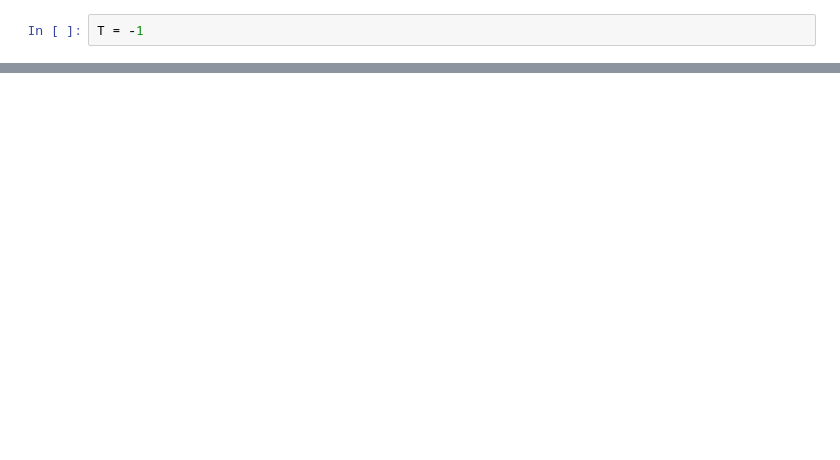
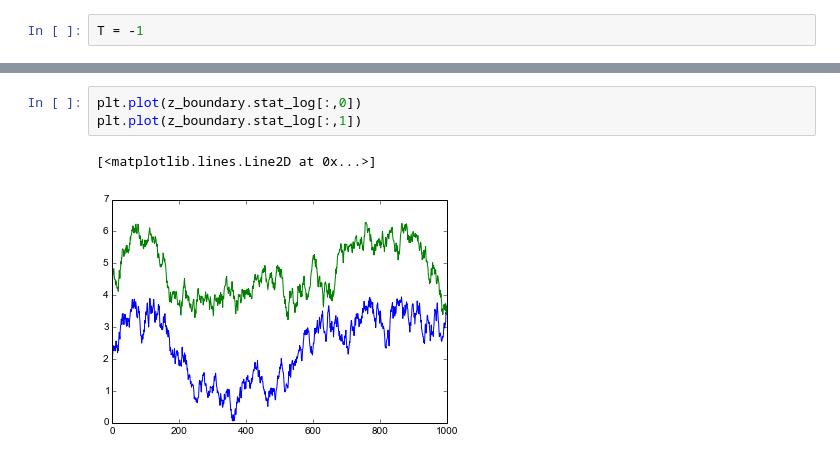
Before and after one commit to Danie1Johnson/research, a Jupyter notebook: BGMRBM test 2.ipynb, the cells around one changed output, grey strips where cells are left out. Cells and saved outputs as stored; diff of their text form; blank space fills up the shorter version.

```diff
--- a/BGMRBM test 2.ipynb
+++ b/BGMRBM test 2.ipynb
@@ -94,0 +108,6 @@ plot_nb = plt.plot(z_boundary.stat_log[:T,0],
+# %%
+plt.plot(z_boundary.stat_log[:,0])
+plt.plot(z_boundary.stat_log[:,1])
+# %% [output]
+[<matplotlib.lines.Line2D at 0x...>]
+[figure, added]
```
Also changed, not shown: parts of 8 cells of this notebook, 3 other files.
